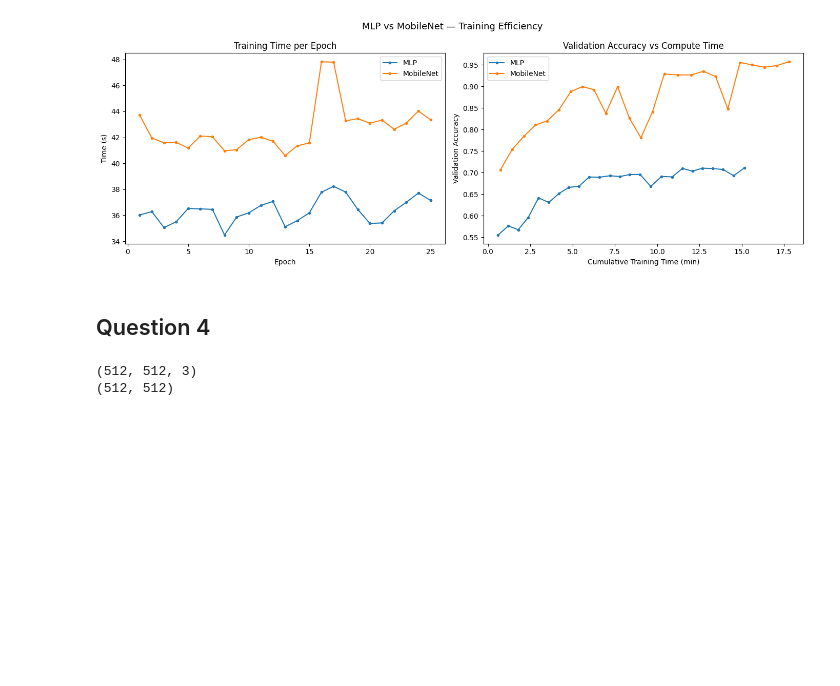
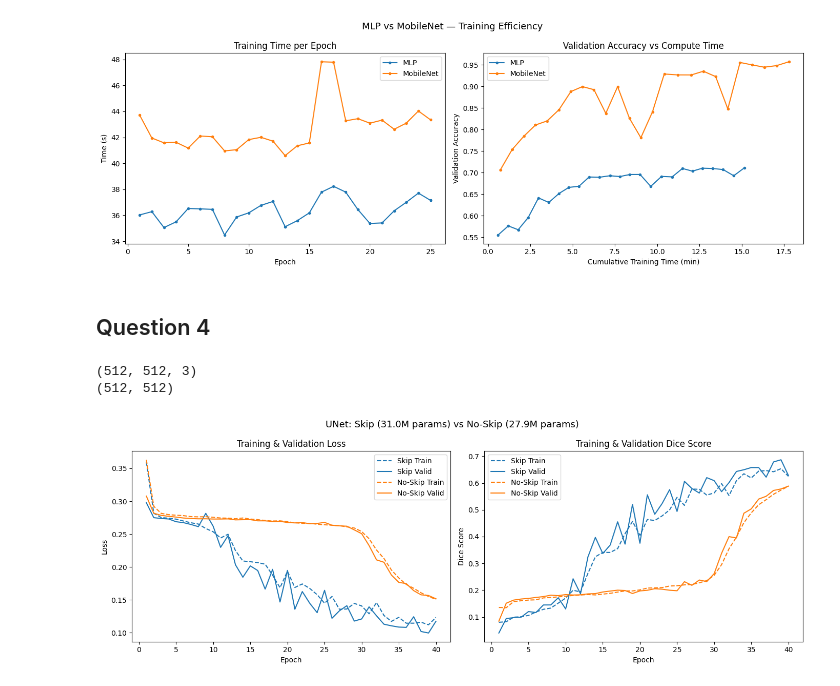
Before and after one commit to trvslhlt/ift_6135_representation_learning, a Jupyter notebook: assignments/assignment_1/wip.ipynb, the cells around one changed output. Saved outputs shown, nothing was run; the diff lists cells and outputs as text; code cells hidden in the pictures; blank space fills up the shorter version.

Commit message:
add unet plots for skip connections and not

```diff
--- a/assignments/assignment_1/wip.ipynb
+++ b/assignments/assignment_1/wip.ipynb
@@ -223,3 +223,46 @@ print(msk.shape)
 # %% [output]
 (512, 512, 3)
 (512, 512)
+# %%
+import json
+
+with open('data/unet_results_20260220_180958.json') as f:
+    skip_data = json.load(f)
+with open('data/unet_results_20260220_183038.json') as f:
+    noskip_data = json.load(f)
+
+skip = skip_data['data']
+noskip = noskip_data['data']
+epochs = range(1, len(skip['train_losses']) + 1)
+
+fig, axes = plt.subplots(1, 2, figsize=(14, 5))
+
+# Loss
+ax = axes[0]
+ax.plot(epochs, skip['train_losses'], label='Skip Train', linestyle='--', color='tab:blue')
+ax.plot(epochs, skip['valid_losses'], label='Skip Valid', color='tab:blue')
+ax.plot(epochs, noskip['train_losses'], label='No-Skip Train', linestyle='--', color='tab:orange')
+ax.plot(epochs, noskip['valid_losses'], label='No-Skip Valid', color='tab:orange')
+ax.set_xlabel('Epoch')
+ax.set_ylabel('Loss')
+ax.set_title('Training & Validation Loss')
+ax.legend()
+
+# Dice Score (accuracy)
+ax = axes[1]
+ax.plot(epochs, skip['train_accs'], label='Skip Train', linestyle='--', color='tab:blue')
+ax.plot(epochs, skip['valid_accs'], label='Skip Valid', color='tab:blue')
+ax.plot(epochs, noskip['train_accs'], label='No-Skip Train', linestyle='--', color='tab:orange')
+ax.plot(epochs, noskip['valid_accs'], label='No-Skip Valid', color='tab:orange')
+ax.set_xlabel('Epoch')
+ax.set_ylabel('Dice Score')
+ax.set_title('Training & Validation Dice Score')
+ax.legend()
+
+skip_params = skip_data['metadata']['env']['total_params'] / 1e6
+noskip_params = noskip_data['metadata']['env']['total_params'] / 1e6
+fig.suptitle(f'UNet: Skip ({skip_params:.1f}M params) vs No-Skip ({noskip_params:.1f}M params)', fontsize=13)
+plt.tight_layout()
+plt.show()
+# %% [output]
+[figure, added]
```
Also changed, not shown: parts of 1 cell of this notebook.
